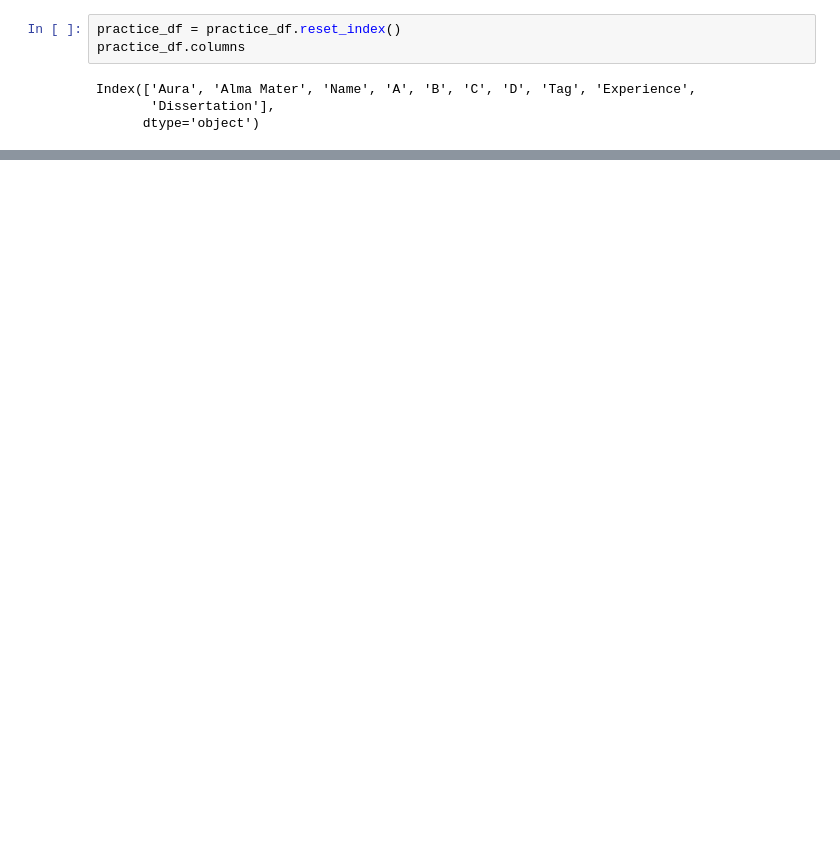
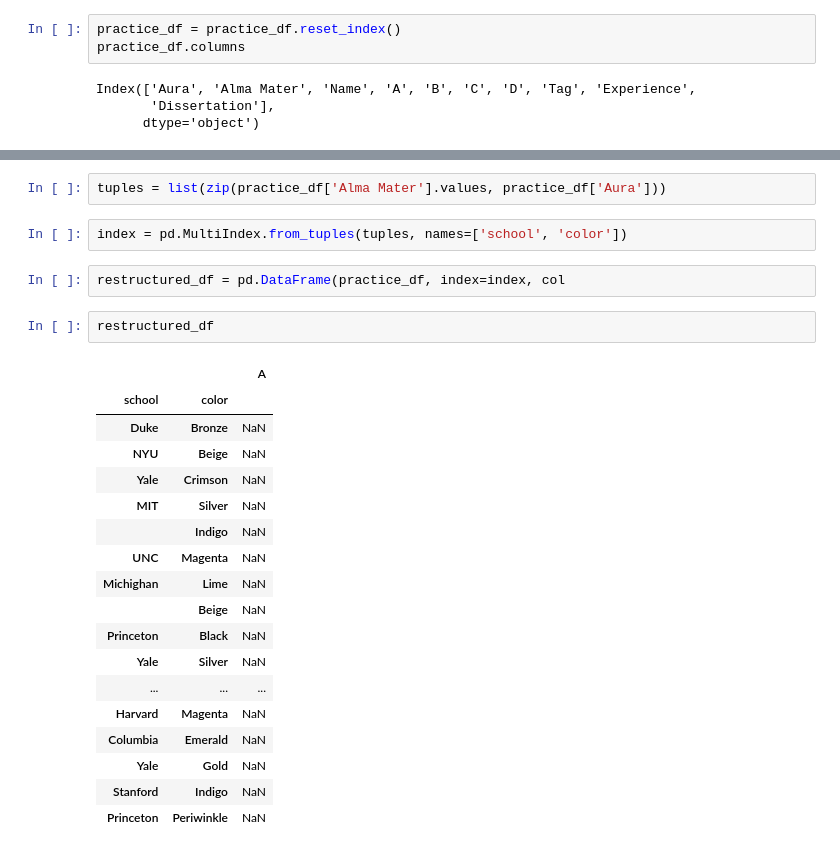
Before and after one commit to tahentx/pv_workbook, a Jupyter notebook: datascience/misc/pandas_practice.ipynb, the cells around one changed output, grey strips where cells are left out. Saved outputs shown, nothing was run; the diff lists cells and outputs as text; blank space fills up the shorter version.

```diff
--- a/datascience/misc/pandas_practice.ipynb
+++ b/datascience/misc/pandas_practice.ipynb
@@ -165,0 +177,27 @@ pivoted
+# %%
+tuples = list(zip(practice_df['Alma Mater'].values, practice_df['Aura']))
+# %%
+index = pd.MultiIndex.from_tuples(tuples, names=['school', 'color'])
+# %%
+restructured_df = pd.DataFrame(practice_df, index=index, col
+# %%
+restructured_df
+# %% [output]
+|  |  | A |
+| school | color |  |
+| Duke | Bronze | NaN |
+| NYU | Beige | NaN |
+| Yale | Crimson | NaN |
+| MIT | Silver | NaN |
+|  | Indigo | NaN |
+| UNC | Magenta | NaN |
+| Michighan | Lime | NaN |
+|  | Beige | NaN |
+| Princeton | Black | NaN |
+| Yale | Silver | NaN |
+| ... | ... | ... |
+| Harvard | Magenta | NaN |
+| Columbia | Emerald | NaN |
+| Yale | Gold | NaN |
+| Stanford | Indigo | NaN |
+| Princeton | Periwinkle | NaN |
```
Also changed, not shown: parts of 4 cells of this notebook.
